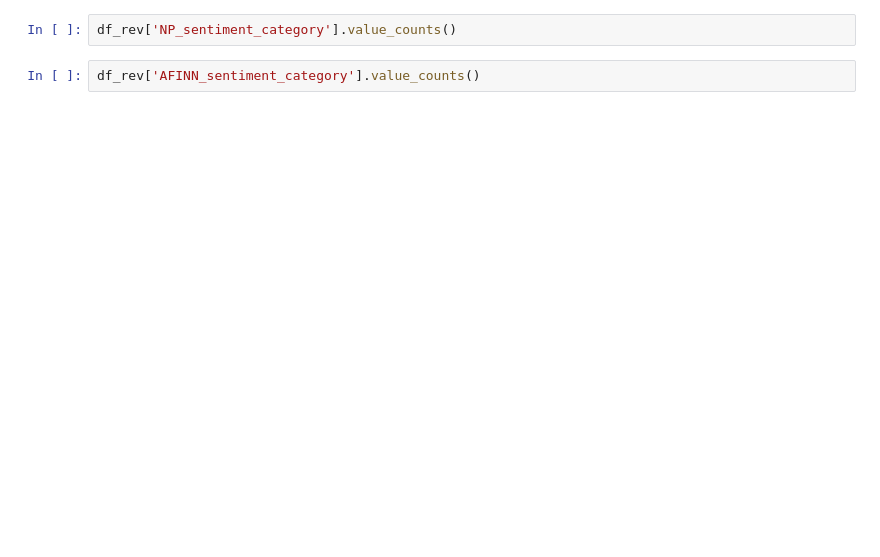
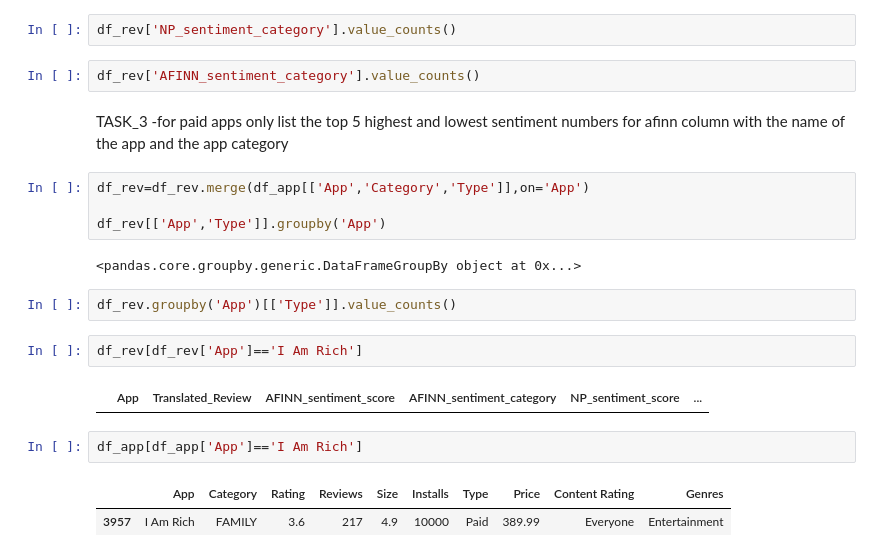
Before and after one commit to onurer87/data-5---team-4, a Jupyter notebook: Stage_2/Week_4/Week_4.ipynb, the cells around one changed output. Saved outputs shown, nothing was run; the diff lists cells and outputs as text; blank space fills up the shorter version.

```diff
--- a/Stage_2/Week_4/Week_4.ipynb
+++ b/Stage_2/Week_4/Week_4.ipynb
@@ -68,3 +103,22 @@ df_rev.head(100)
 df_rev['NP_sentiment_category'].value_counts()
 # %%
 df_rev['AFINN_sentiment_category'].value_counts()
+# %% [markdown]
+TASK_3 -for paid apps only list the top 5 highest and lowest sentiment numbers for afinn column with the name of the app and the app category
+# %%
+df_rev=df_rev.merge(df_app[['App','Category','Type']],on='App')
+
+df_rev[['App','Type']].groupby('App')
+# %% [output]
+<pandas.core.groupby.generic.DataFrameGroupBy object at 0x...>
+# %%
+df_rev.groupby('App')[['Type']].value_counts()
+# %%
+df_rev[df_rev['App']=='I Am Rich']
+# %% [output]
+|  | App | Translated_Review | AFINN_sentiment_score | AFINN_sentiment_category | NP_sentiment_score | ... |
+# %%
+df_app[df_app['App']=='I Am Rich']
+# %% [output]
+|  | App | Category | Rating | Reviews | Size | Installs | Type | Price | Content Rating | Genres |
+| 3957 | I Am Rich | FAMILY | 3.6 | 217 | 4.9 | 10000 | Paid | 389.99 | Everyone | Entertainment |
```
Also changed, not shown: parts of 11 cells of this notebook, 1 other file.
